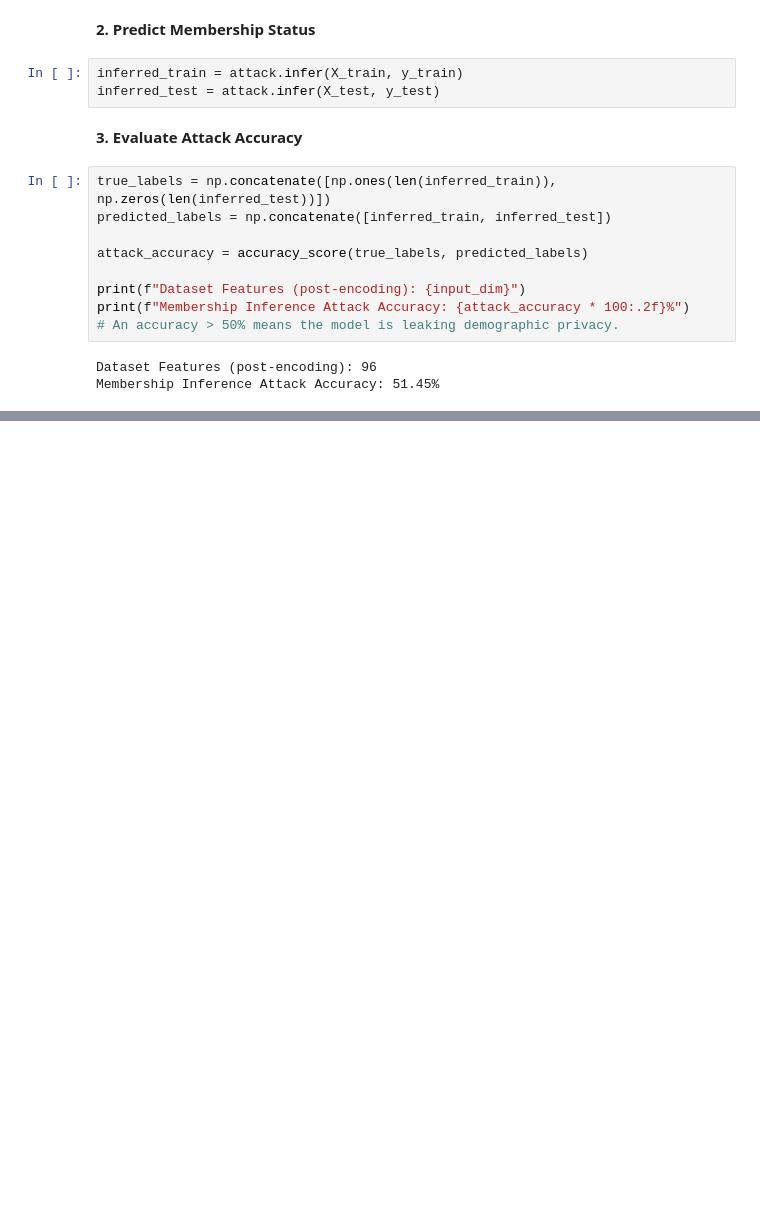
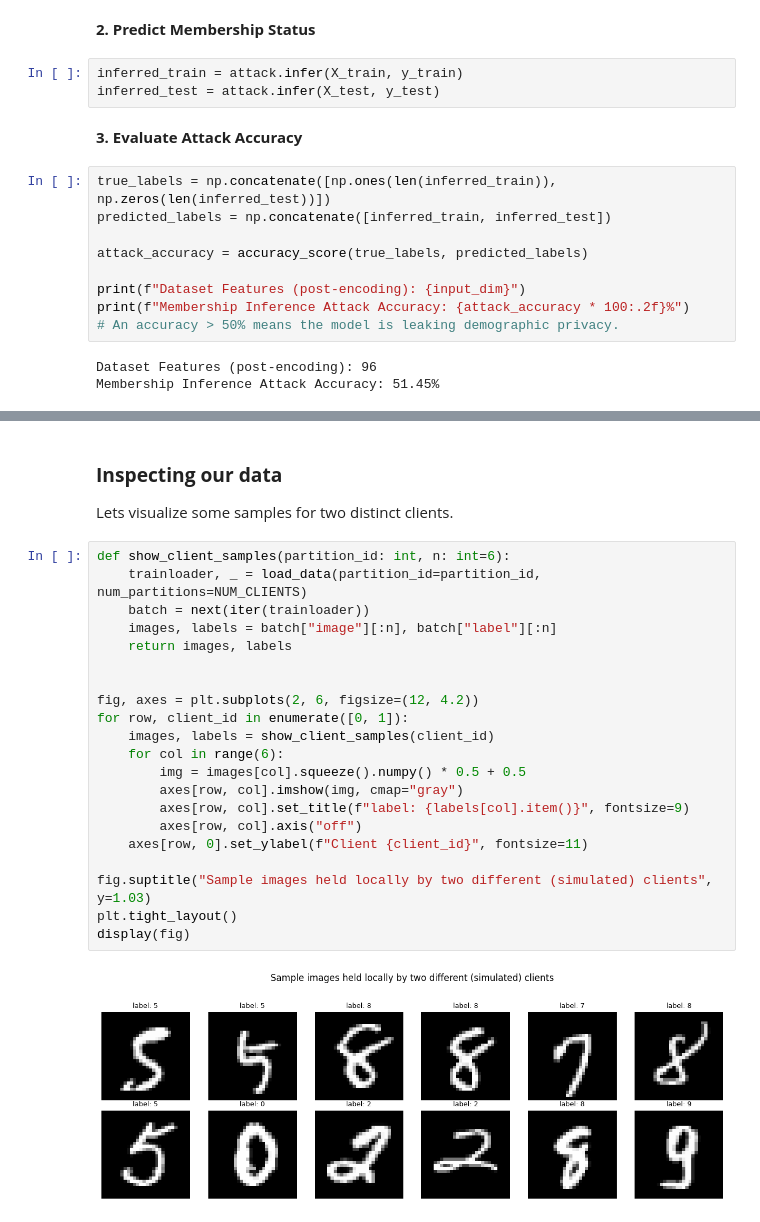
Before and after one commit to eriksonJAguiar/Minicurso-SSBD26-AISec-Privacy, a Jupyter notebook: SBDD26_Minicourse.ipynb, the cells around one changed output, grey strips where cells are left out. Cells and saved outputs as stored; diff of their text form; blank space fills up the shorter version.

```diff
--- a/SBDD26_Minicourse.ipynb
+++ b/SBDD26_Minicourse.ipynb
@@ -820,0 +969,27 @@ Membership Inference Attack Accuracy: 51.45%
+# %% [markdown]
+### **Inspecting our data**
+
+Lets visualize some samples for two distinct clients.
+# %%
+def show_client_samples(partition_id: int, n: int=6):
+    trainloader, _ = load_data(partition_id=partition_id, num_partitions=NUM_CLIENTS)
+    batch = next(iter(trainloader))
+    images, labels = batch["image"][:n], batch["label"][:n]
+    return images, labels
+
+
+fig, axes = plt.subplots(2, 6, figsize=(12, 4.2))
+for row, client_id in enumerate([0, 1]):
+    images, labels = show_client_samples(client_id)
+    for col in range(6):
+        img = images[col].squeeze().numpy() * 0.5 + 0.5
+        axes[row, col].imshow(img, cmap="gray")
+        axes[row, col].set_title(f"label: {labels[col].item()}", fontsize=9)
+        axes[row, col].axis("off")
+    axes[row, 0].set_ylabel(f"Client {client_id}", fontsize=11)
+
+fig.suptitle("Sample images held locally by two different (simulated) clients", y=1.03)
+plt.tight_layout()
+display(fig)
+# %% [output]
+[figure, added]
```
Also changed, not shown: parts of 31 cells of this notebook.
